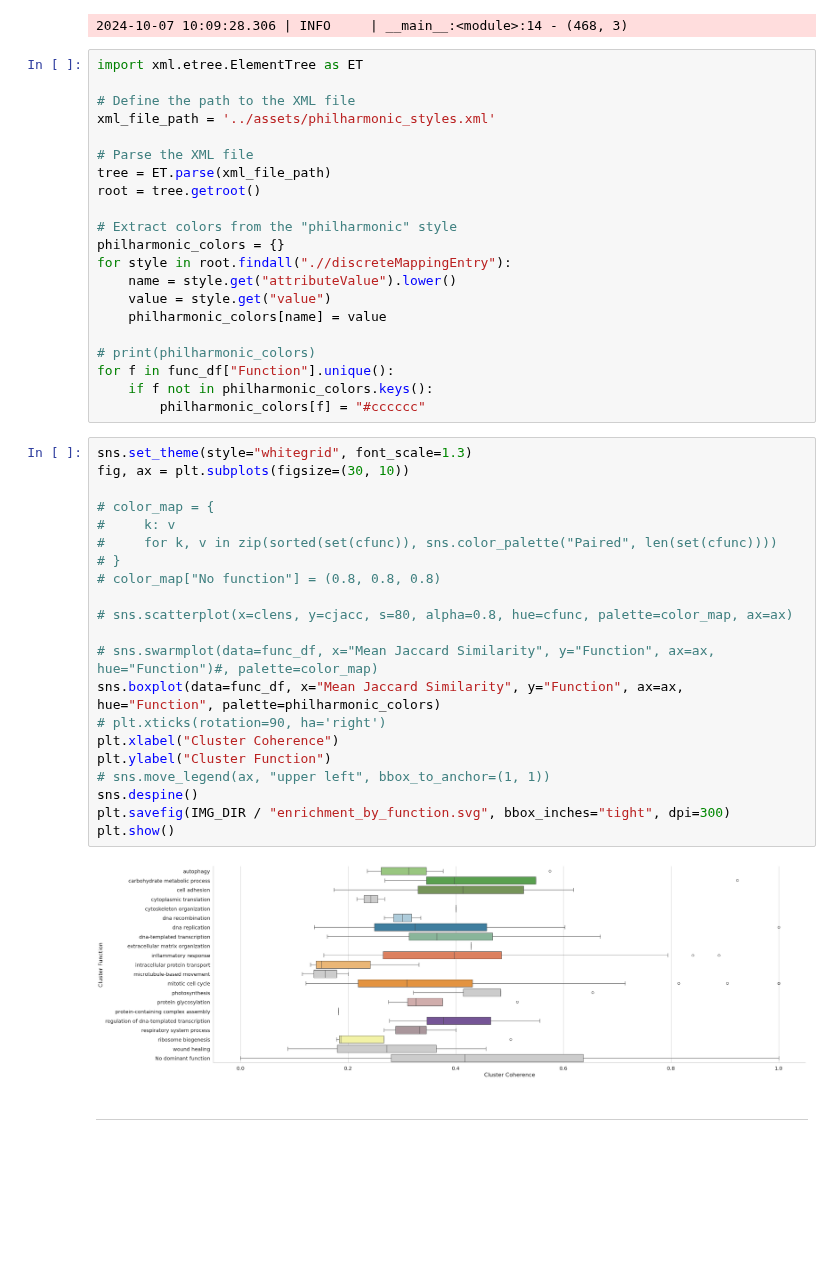
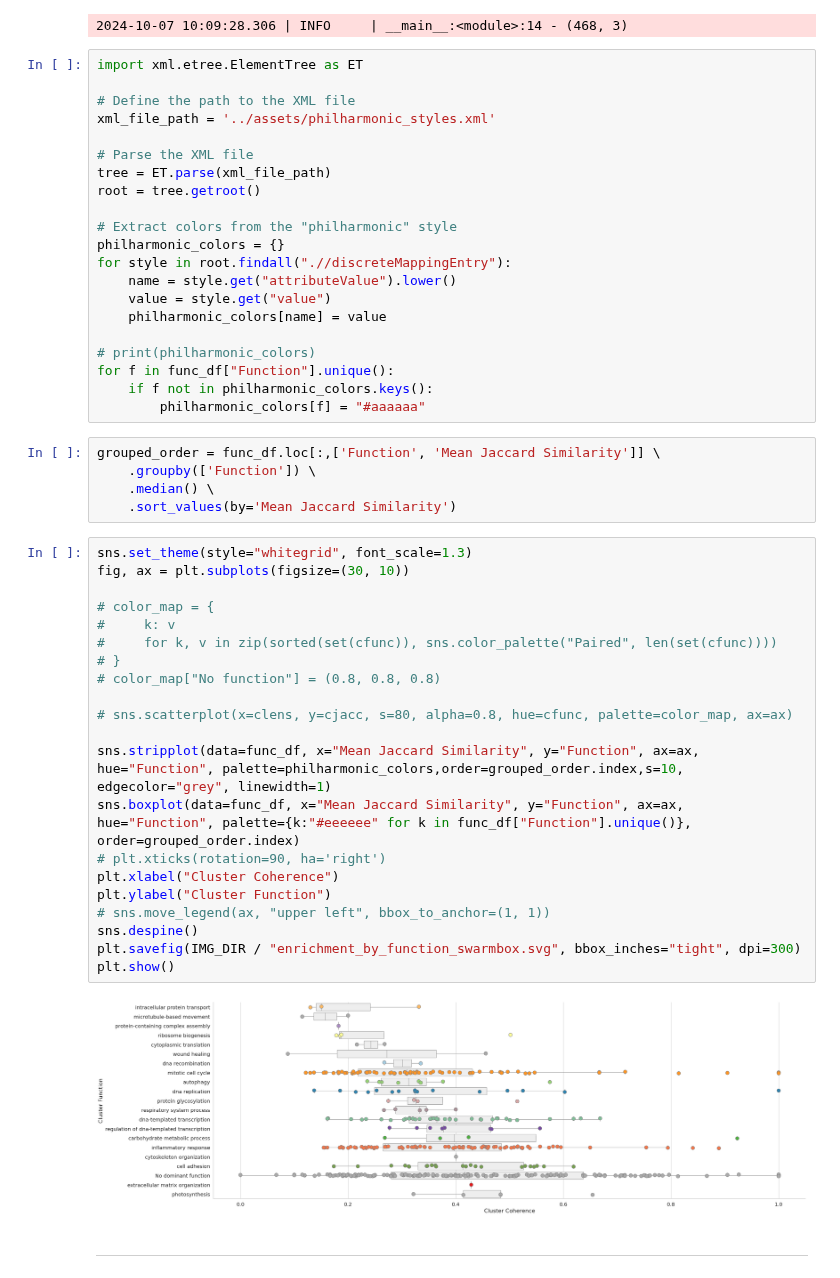
Before and after one commit to samsledje/philharmonic, a Jupyter notebook: nb/02_functional_permutation_analysis.ipynb, the cells around one changed output. Saved outputs shown, nothing was run; the diff lists cells and outputs as text; blank space fills up the shorter version.

Commit message:
update notebooks and readme and figures

```diff
--- a/nb/02_functional_permutation_analysis.ipynb
+++ b/nb/02_functional_permutation_analysis.ipynb
@@ -245,30 +245,35 @@ for style in root.findall(".//discreteMappingEntry"):
 # print(philharmonic_colors)
 for f in func_df["Function"].unique():
     if f not in philharmonic_colors.keys():
-        philharmonic_colors[f] = "#cccccc"
+        philharmonic_colors[f] = "#aaaaaa"
+# %%
+grouped_order = func_df.loc[:,['Function', 'Mean Jaccard Similarity']] \
+    .groupby(['Function']) \
+    .median() \
+    .sort_values(by='Mean Jaccard Similarity')
 # %%
 sns.set_theme(style="whitegrid", font_scale=1.3)
 fig, ax = plt.subplots(figsize=(30, 10))
 
 # color_map = {
 #     k: v
 #     for k, v in zip(sorted(set(cfunc)), sns.color_palette("Paired", len(set(cfunc))))
 # }
 # color_map["No function"] = (0.8, 0.8, 0.8)
 
 # sns.scatterplot(x=clens, y=cjacc, s=80, alpha=0.8, hue=cfunc, palette=color_map, ax=ax)
 
-# sns.swarmplot(data=func_df, x="Mean Jaccard Similarity", y="Function", ax=ax, hue="Function")#, palette=color_map)
-sns.boxplot(data=func_df, x="Mean Jaccard Similarity", y="Function", ax=ax, hue="Function", palette=philharmonic_colors)
+sns.stripplot(data=func_df, x="Mean Jaccard Similarity", y="Function", ax=ax, hue="Function", palette=philharmonic_colors,order=grouped_order.index,s=10, edgecolor="grey", linewidth=1)
+sns.boxplot(data=func_df, x="Mean Jaccard Similarity", y="Function", ax=ax, hue="Function", palette={k:"#eeeeee" for k in func_df["Function"].unique()}, order=grouped_order.index)
 # plt.xticks(rotation=90, ha='right')
 plt.xlabel("Cluster Coherence")
 plt.ylabel("Cluster Function")
 # sns.move_legend(ax, "upper left", bbox_to_anchor=(1, 1))
 sns.despine()
-plt.savefig(IMG_DIR / "enrichment_by_function.svg", bbox_inches="tight", dpi=300)
+plt.savefig(IMG_DIR / "enrichment_by_function_swarmbox.svg", bbox_inches="tight", dpi=300)
 plt.show()
 # %% [output]
-[figure, old version]
+[figure, new version]
 # %% [markdown]
 ---
 # %% [markdown]
```
Also changed, not shown: 6 other files.
